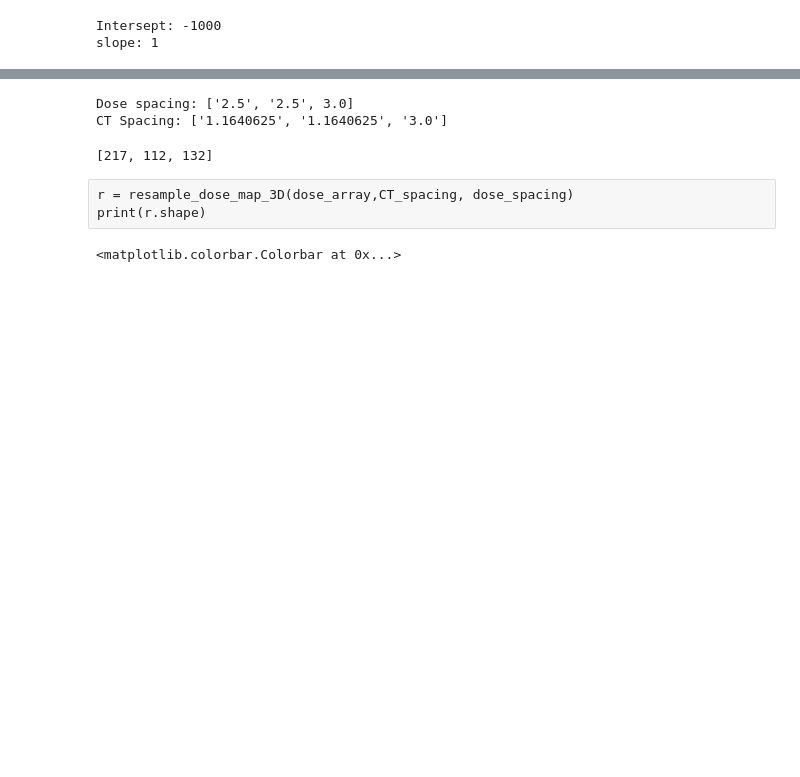
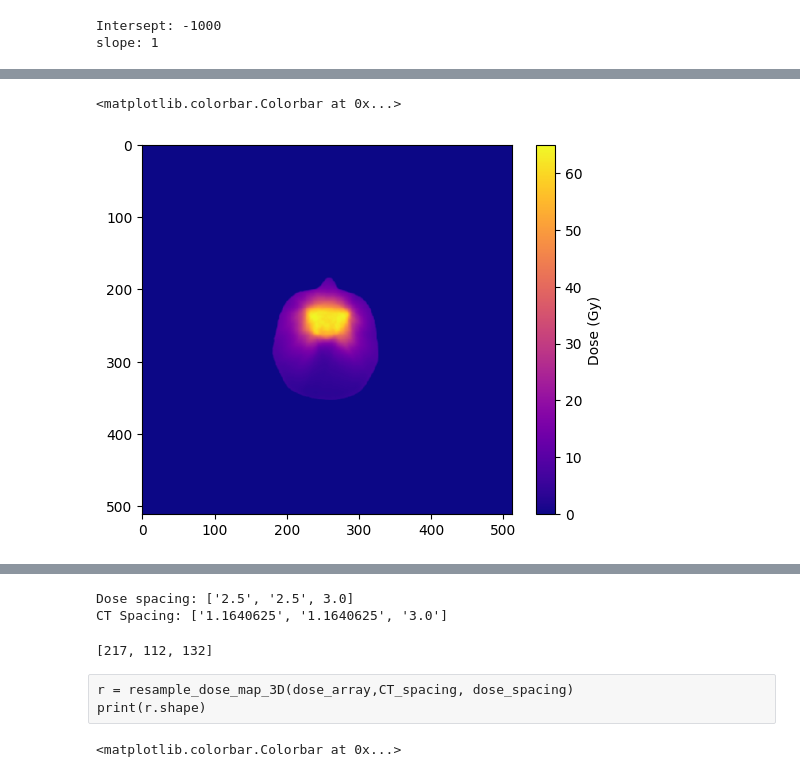
Before and after one commit to kildealab/defaceRT, a Jupyter notebook: Deface Dose Map Tests.ipynb, the cells around one changed output, grey strips where cells are left out. Drawn from its saved outputs; the diff is of its cells as text; code cells hidden in the pictures; blank space fills up the shorter version.

```diff
--- a/Deface Dose Map Tests.ipynb
+++ b/Deface Dose Map Tests.ipynb
@@ -221,5 +309,5 @@ xpos = np.arange(RD.Columns)*RD.PixelSpacing[0]+RD.ImagePositionPatient[0]
 ypos = np.arange(RD.Rows)*RD.PixelSpacing[1]+RD.ImagePositionPatient[1]
 zpos = np.asarray(RD.GridFrameOffsetVector) + RD.ImagePositionPatient[2]
 # %%
-r = resample_dose_map_3D(dose_gy,CT_spacing, dose_spacing)
+r3 = resample_dose_map_3D(dose_gy,CT_spacing, dose_spacing)
 # %% [output]
@@ -315 +410,7 @@ for contour in contours_to_keep:
+# %%
+plt.imshow(r_r3[s],cmap=plt.cm.plasma)
+plt.colorbar(label="Dose (Gy)")
+# %% [output]
+<matplotlib.colorbar.Colorbar at 0x...>
+[figure, added]
 # %%
```
Also changed, not shown: parts of 21 cells of this notebook, 3 other files.
